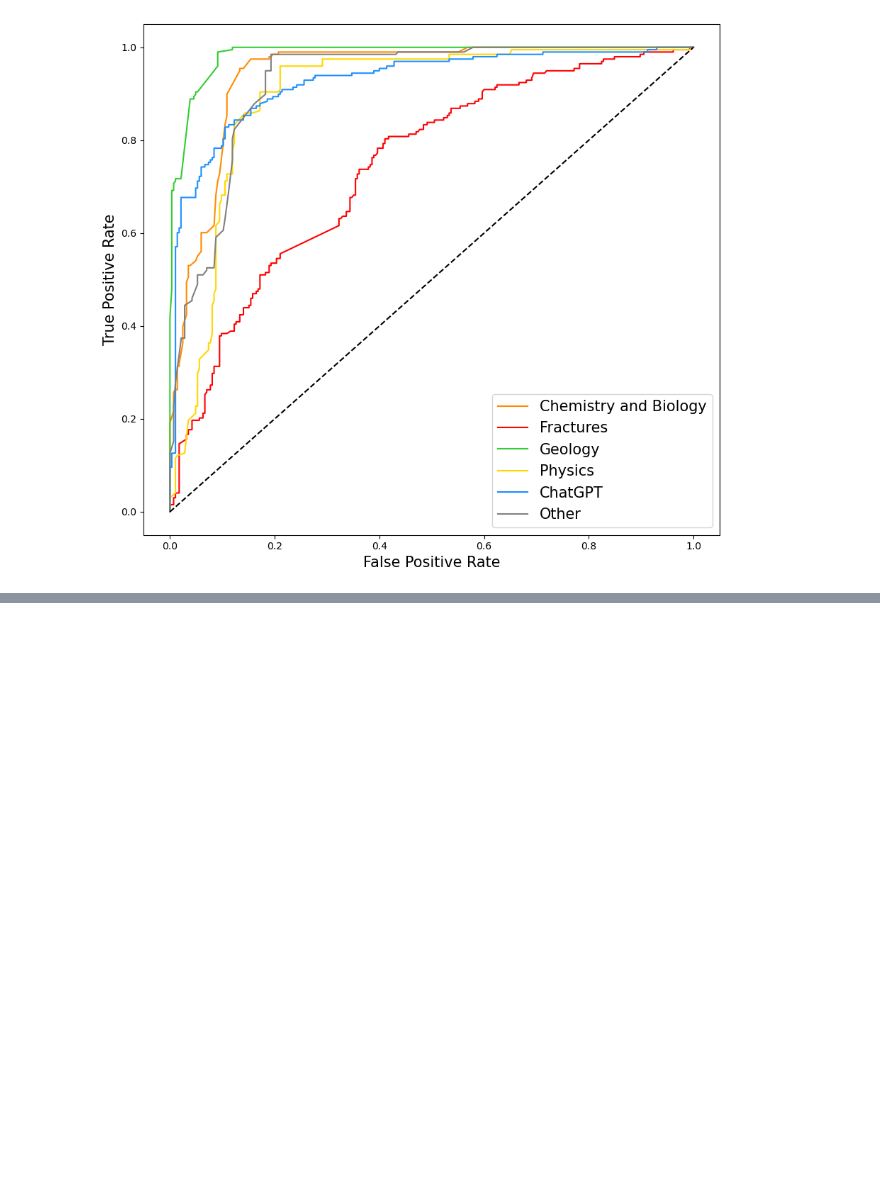
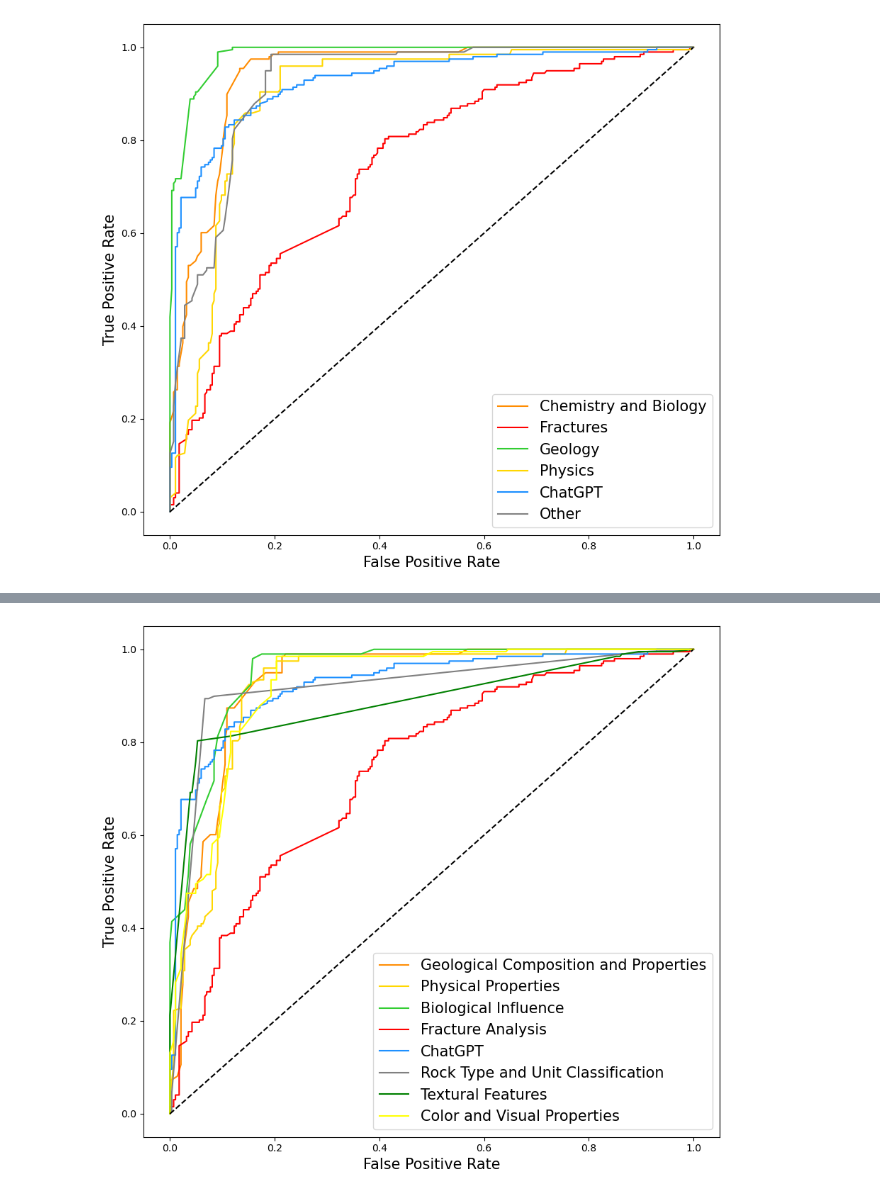
Before and after one commit to SerpRateAI/AI-pipeline-boreholes, a Jupyter notebook: paper-figures.ipynb, the cells around one changed output, grey strips where cells are left out. Saved outputs shown, nothing was run; the diff lists cells and outputs as text; code cells hidden in the pictures; blank space fills up the shorter version.

```diff
--- a/paper-figures.ipynb
+++ b/paper-figures.ipynb
@@ -563,0 +613,20 @@ fig.savefig('roc.pdf', bbox_inches='tight')
+# %%
+fig, ax = plt.subplots(figsize=(9, 8))
+
+ax.plot(gc_cb['fpr'], gc_cb['tpr'], label='Geological Composition and Properties', color='darkorange')
+ax.plot(ph_cb['fpr'], ph_cb['tpr'], color='gold', label='Physical Properties')
+ax.plot(bi_cb['fpr'], bi_cb['tpr'], color='limegreen', label='Biological Influence')
+ax.plot(fr_cb['fpr'], fr_cb['tpr'], color='red', label='Fracture Analysis')
+ax.plot(gpt['fpr'], gpt['tpr'], color='dodgerblue', label='ChatGPT')
+ax.plot(rt_cb['fpr'], rt_cb['tpr'], color='grey', label='Rock Type and Unit Classification')
+ax.plot(tx_cb['fpr'], tx_cb['tpr'], color='green', label='Textural Features')
+ax.plot(cv_cb['fpr'], cv_cb['tpr'], color='yellow', label='Color and Visual Properties')
+ax.plot((0, 1), (0, 1), linestyle='--', color='black')
+
+ax.legend(fontsize=15)
+ax.set_ylabel('True Positive Rate', fontsize=15)
+ax.set_xlabel('False Positive Rate', fontsize=15)
+fig.tight_layout()
+fig.savefig('roc_using_gpt_classifications.pdf', bbox_inches='tight')
+# %% [output]
+[figure, added]
```
Also changed, not shown: parts of 8 cells of this notebook, 2 other files.
